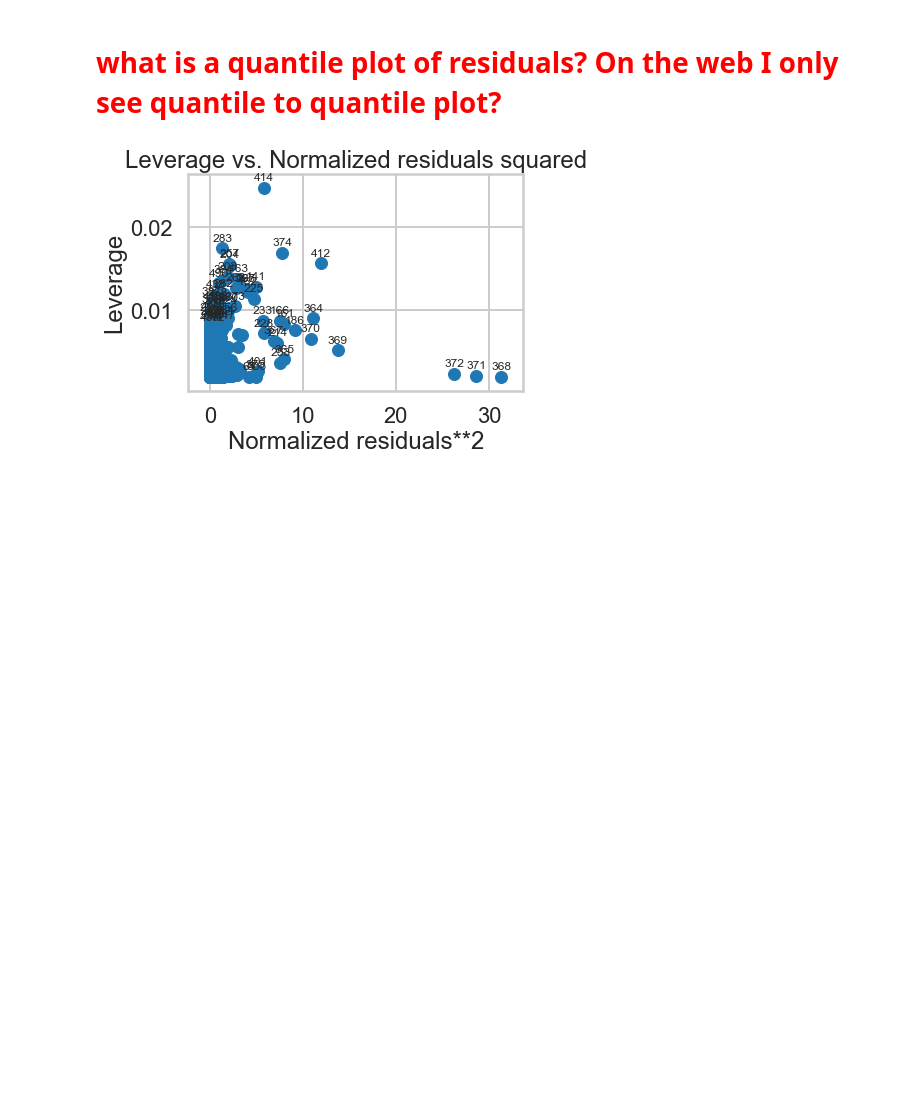
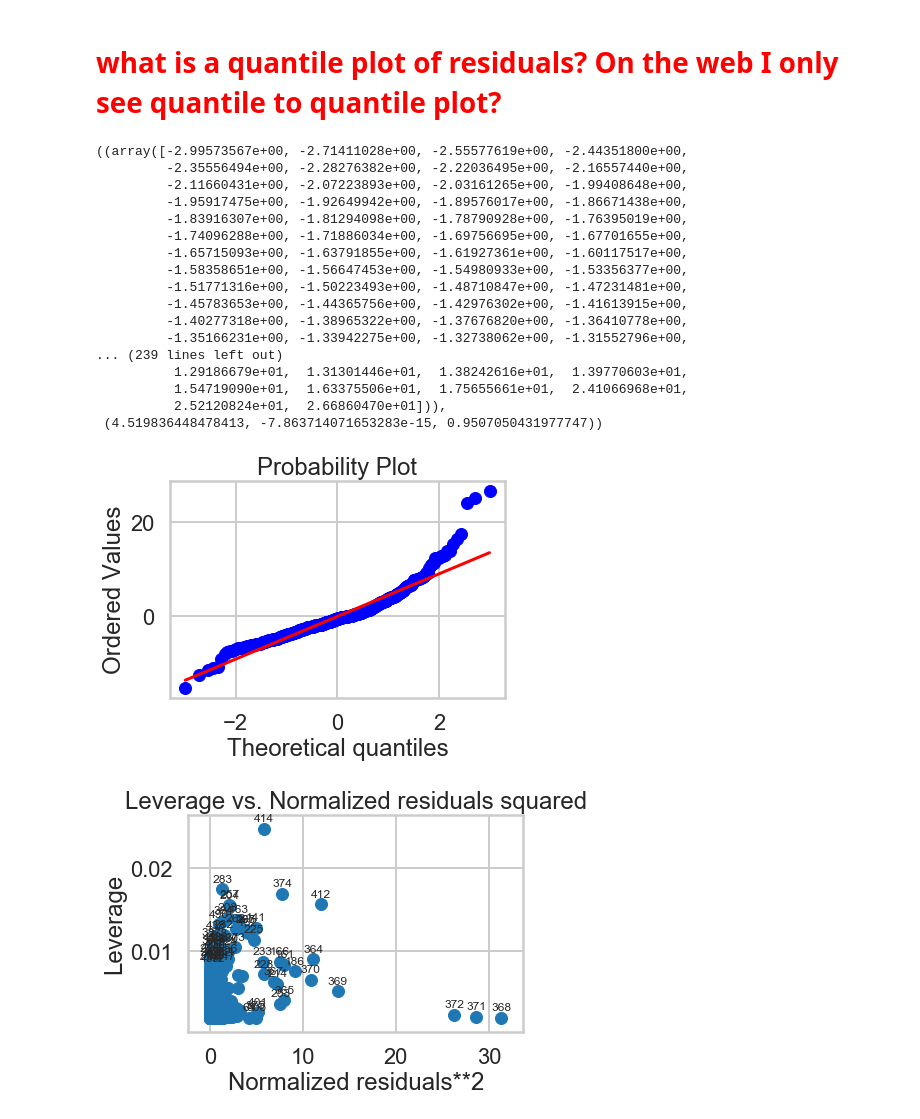
Before and after one commit to sv650s/springboard, a Jupyter notebook: aic-8_1_3-linear-regression-mini-project/Mini_Project_Linear_Regression.ipynb, the cells around one changed output. Drawn from its saved outputs; the diff is of its cells as text; code cells hidden in the pictures; blank space fills up the shorter version.

```diff
--- a/aic-8_1_3-linear-regression-mini-project/Mini_Project_Linear_Regression.ipynb
+++ b/aic-8_1_3-linear-regression-mini-project/Mini_Project_Linear_Regression.ipynb
@@ -1069,3 +1149,27 @@ axes[1].set_label("Residual Histogram")
+# %%
+from scipy import stats
+# Quantile plot
+# TODO
+stats.probplot(m_all.resid, dist="norm", plot=plt)
+# %% [output]
+((array([-2.99573567e+00, -2.71411028e+00, -2.55577619e+00, -2.44351800e+00,
+         -2.35556494e+00, -2.28276382e+00, -2.22036495e+00, -2.16557440e+00,
+         -2.11660431e+00, -2.07223893e+00, -2.03161265e+00, -1.99408648e+00,
+         -1.95917475e+00, -1.92649942e+00, -1.89576017e+00, -1.86671438e+00,
+         -1.83916307e+00, -1.81294098e+00, -1.78790928e+00, -1.76395019e+00,
+         -1.74096288e+00, -1.71886034e+00, -1.69756695e+00, -1.67701655e+00,
+         -1.65715093e+00, -1.63791855e+00, -1.61927361e+00, -1.60117517e+00,
+         -1.58358651e+00, -1.56647453e+00, -1.54980933e+00, -1.53356377e+00,
+         -1.51771316e+00, -1.50223493e+00, -1.48710847e+00, -1.47231481e+00,
+         -1.45783653e+00, -1.44365756e+00, -1.42976302e+00, -1.41613915e+00,
+         -1.40277318e+00, -1.38965322e+00, -1.37676820e+00, -1.36410778e+00,
+         -1.35166231e+00, -1.33942275e+00, -1.32738062e+00, -1.31552796e+00,
+... (239 lines left out)
+          1.29186679e+01,  1.31301446e+01,  1.38242616e+01,  1.39770603e+01,
+          1.54719090e+01,  1.63375506e+01,  1.75655661e+01,  2.41066968e+01,
+          2.52120824e+01,  2.66860470e+01])),
+ (4.519836448478413, -7.863714071653283e-15, 0.9507050431977747))
+[figure, added]
 # %%
 # What are some advantages and disadvantages of the fitted vs. residual and quantile plot compared to each other?
 # %%
```
Also changed, not shown: parts of 43 cells of this notebook, 1 other file.
